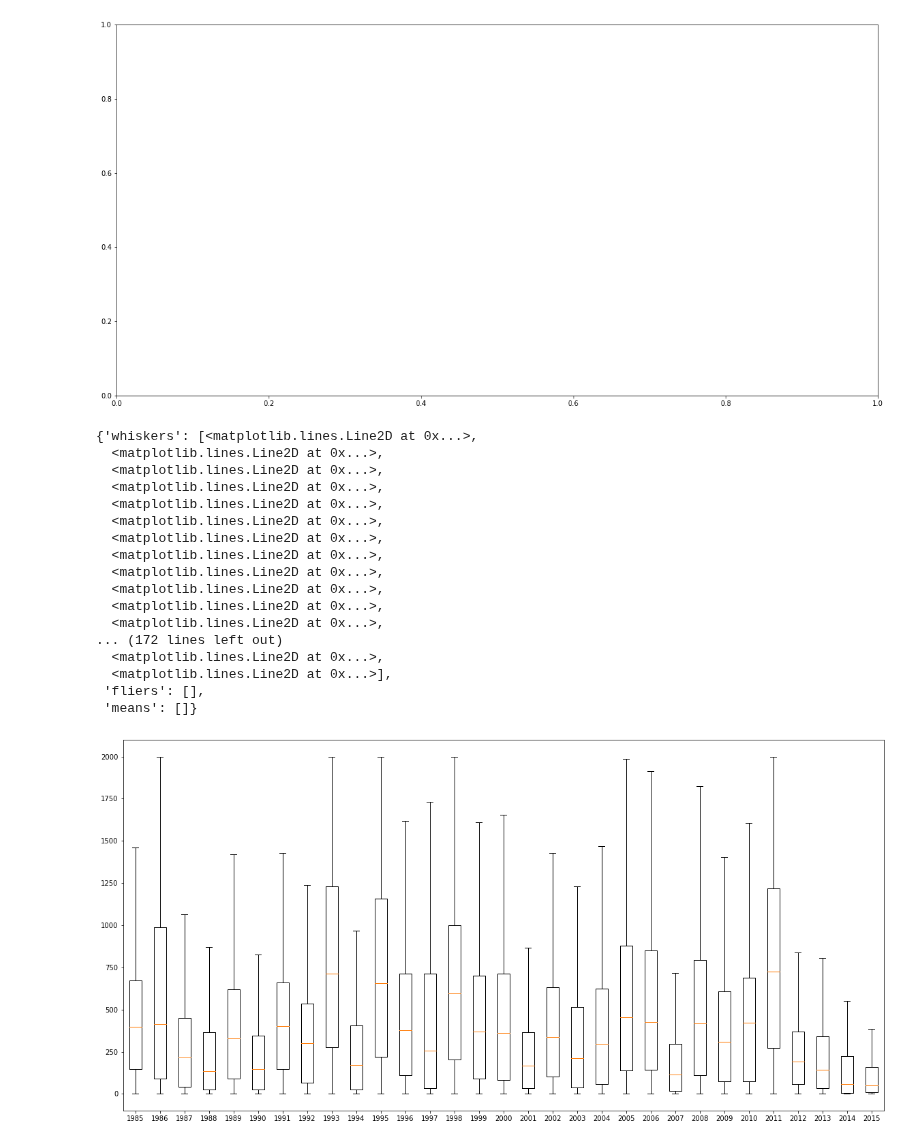
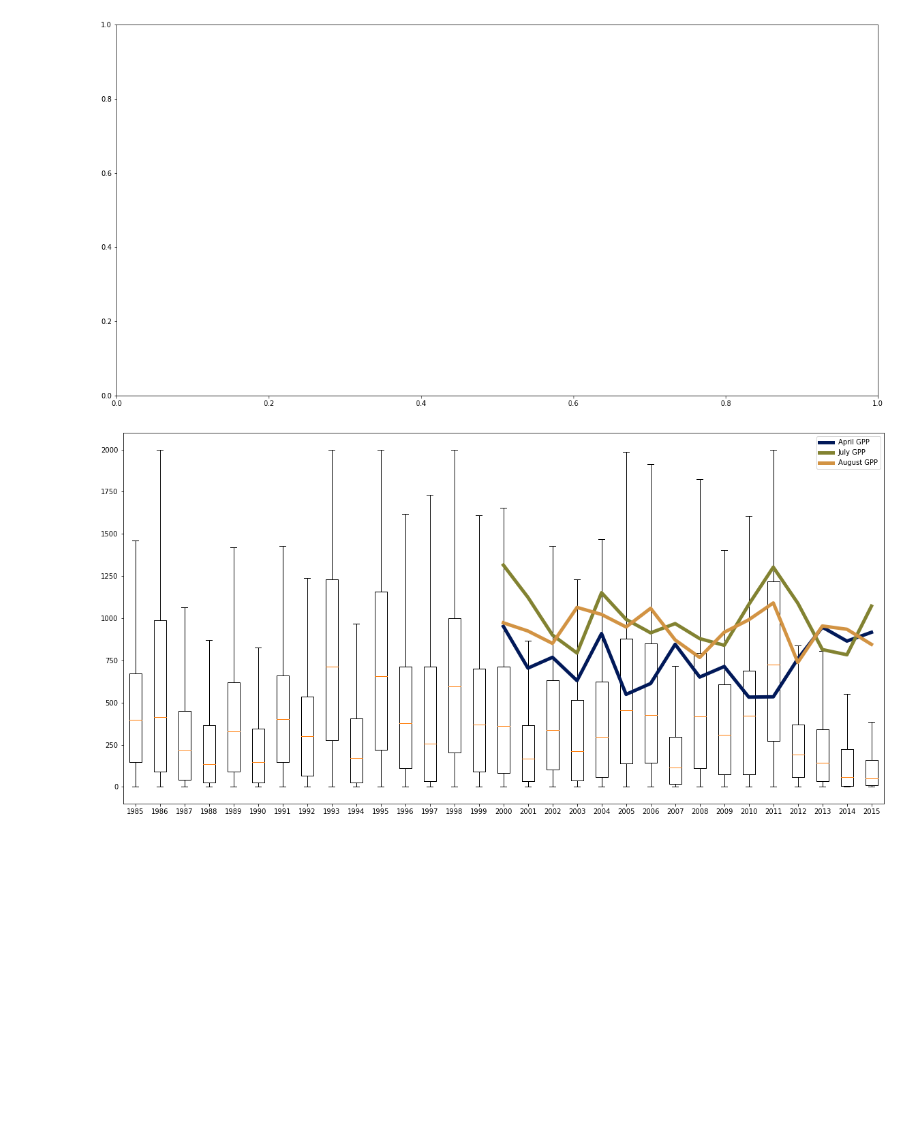
Before and after one commit to mariannecowherd/pe_snow_fires, a Jupyter notebook: scripts/swe_reanalysis.ipynb, the cells around one changed output. Cells and saved outputs as stored; diff of their text form; code cells hidden in the pictures; blank space fills up the shorter version.

```diff
--- a/scripts/swe_reanalysis.ipynb
+++ b/scripts/swe_reanalysis.ipynb
@@ -20,7 +31,3 @@ filepath = '/users/marianne/documents/data/reanalysis/'
 # %%
 os.chdir('/users/marianne/documents/pe_snow_fires/')
 sn_watersheds= gpd.read_file('data/sn_watersheds.shp')
-hf = h5py.File(filepath + 'SN_SWE_WY1990.h5', 'r')
-swe = hf.get('SWE')
-lat = hf.get('lat')
-lon = hf.get('lon')
@@ -29,0 +92,3 @@ swe_april1[swe_april1<0]=-1
+# %%
+data = np.load('swe_1985_Jan.npy')
+data2 = np.load('swe_1985_Jan2.npy')
@@ -112,8 +186,9 @@ for yr in range(1985,2017):
 april1swe = {}
 
 for yr in range(1985,2017):
-    file = 'data'+str(yr)+'.npy'
+    file = 'data/data'+str(yr)+'.npy'
     data =np.load(file,allow_pickle=True).reshape((1))[0]
+    '''
     fig,ax=plt.subplots()
     tmp = [data[i] for i in days]
     ax.boxplot(tmp)
@@ -123,11 +198,5 @@ for yr in range(1985,2017):
     ax.violinplot(tmp,showextrema=False)
     fig.savefig('violin'+str(yr)+'.jpg')
     plt.close()
+    '''
     april1swe[yr] = data[180]
-
-
-
-fig,ax=plt.subplots()
-ax.boxplot(april1swe)
-fig.savefig('april1swe.jpg')
-plt.close()
@@ -143,27 +210,17 @@ plt.close()
 KeyboardInterrupt:
 [figure]
 # %%
+cs = cm.batlow(np.linspace(0,1,7))
+
 fig,ax = plt.subplots(figsize=(20,10))
 tmp = [april1swe[i] for i in range(1985,2016)]
 ax.boxplot(tmp,showfliers=False,positions=range(1985,2016))
 # fig.savefig('april1swe.jpg')
 # plt.close()
+ax.plot(years_gpp,mean_april_gpp,'-',linewidth=5,color=cs[0] ,label = 'April GPP')
+ax.plot(years_gpp,mean_july_gpp,'-',linewidth=5,color=cs[3],label = 'July GPP')
+ax.plot(years_gpp,mean_august_gpp,'-',linewidth=5,color=cs[4],label = 'August GPP')
+ax.legend()
+plt.show()
 # %% [output]
-{'whiskers': [<matplotlib.lines.Line2D at 0x...>,
-  <matplotlib.lines.Line2D at 0x...>,
-  <matplotlib.lines.Line2D at 0x...>,
-  <matplotlib.lines.Line2D at 0x...>,
-  <matplotlib.lines.Line2D at 0x...>,
-  <matplotlib.lines.Line2D at 0x...>,
-  <matplotlib.lines.Line2D at 0x...>,
-  <matplotlib.lines.Line2D at 0x...>,
-  <matplotlib.lines.Line2D at 0x...>,
-  <matplotlib.lines.Line2D at 0x...>,
-  <matplotlib.lines.Line2D at 0x...>,
-  <matplotlib.lines.Line2D at 0x...>,
-... (172 lines left out)
-  <matplotlib.lines.Line2D at 0x...>,
-  <matplotlib.lines.Line2D at 0x...>],
- 'fliers': [],
- 'means': []}
-[figure, old version]
+[figure, new version]
```
Also changed, not shown: parts of 16 cells of this notebook, 1 other file.
